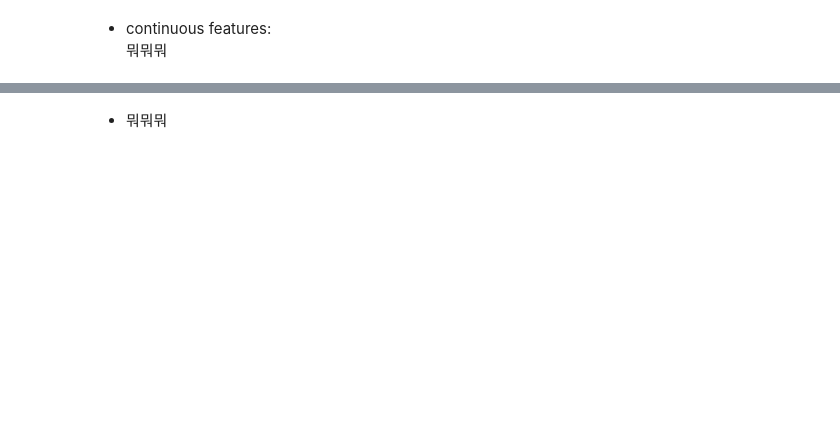
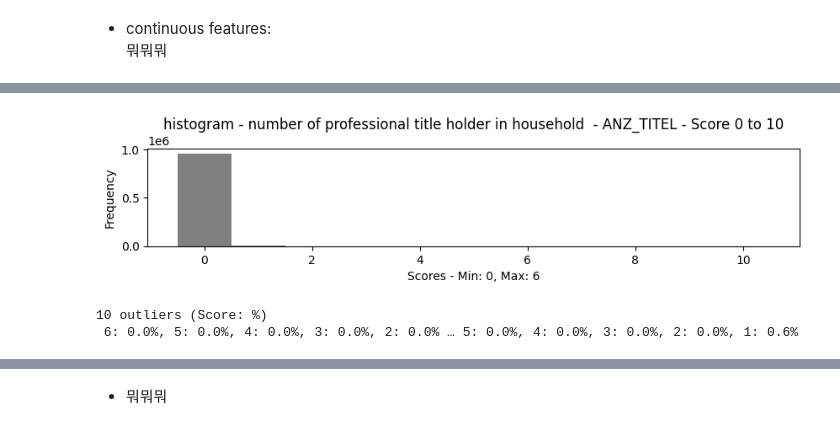
Before and after one commit to jaeyoun-chang/u_city_capstone, a Jupyter notebook: Arvato Project Workbook.ipynb, the cells around one changed output, grey strips where cells are left out. Drawn from its saved outputs; the diff is of its cells as text; code cells hidden in the pictures; blank space fills up the shorter version.

Commit message:
pre_processing

```diff
--- a/Arvato Project Workbook.ipynb
+++ b/Arvato Project Workbook.ipynb
@@ -1124,0 +1210,13 @@ p_process['3.1.1-ANZ_PERSONEN'] = 'mask / ANZ_PERSONEN / Score > 10 to null'
+# %%
+'''
+ANZ_TITEL
+- it seems that there is no pre-processing needed.
+  However, this feature is linked to ANZ_PERSONEN above
+  that Score should be replaced to null if corresponding ANZ_PERSONEN is null.
+'''
+
+view_feature (datasets, 'ANZ_TITEL', False)
+# %% [output]
+[figure, added]
+10 outliers (Score: %)
+ 6: 0.0%, 5: 0.0%, 4: 0.0%, 3: 0.0%, 2: 0.0% … 5: 0.0%, 4: 0.0%, 3: 0.0%, 2: 0.0%, 1: 0.6%
```
Also changed, not shown: parts of 155 cells of this notebook, 1 other file.
